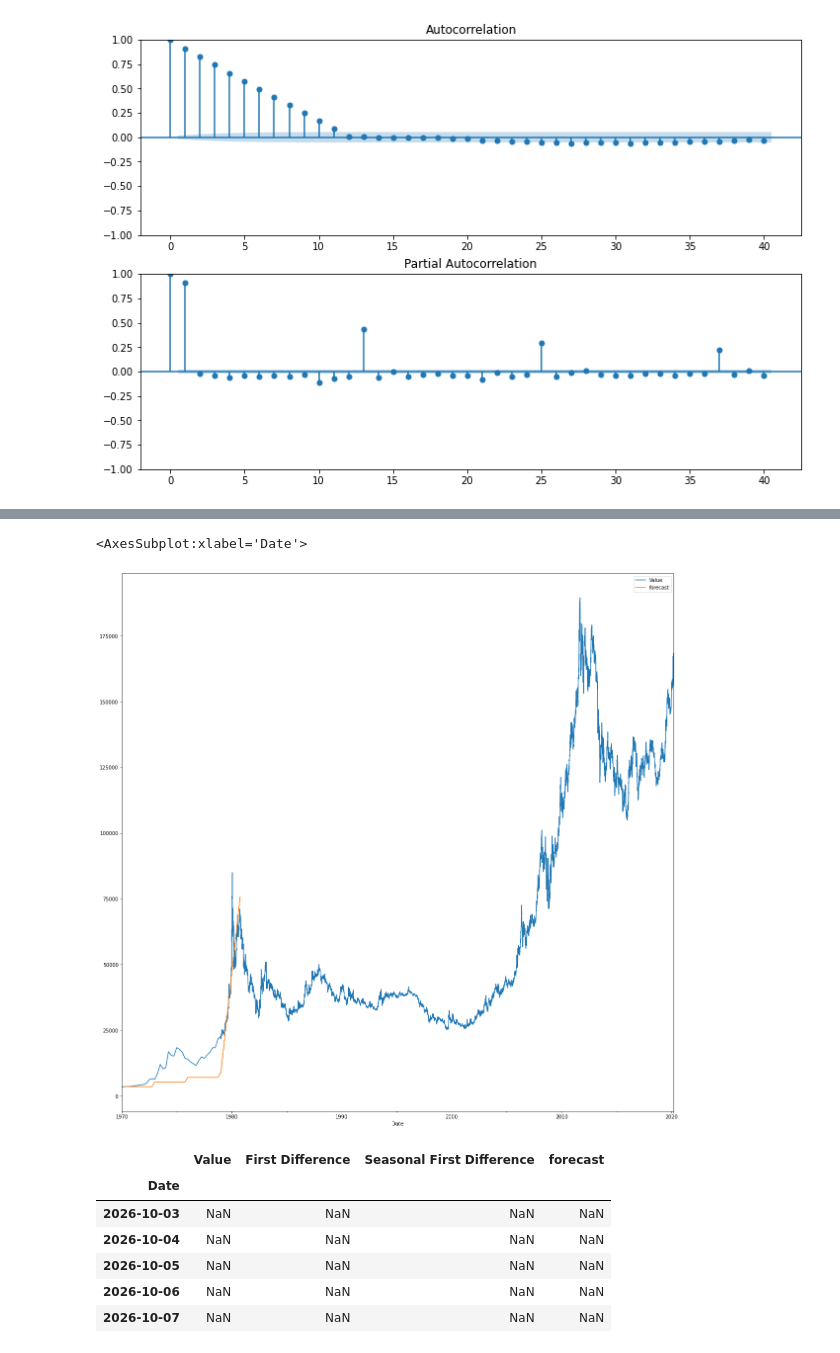
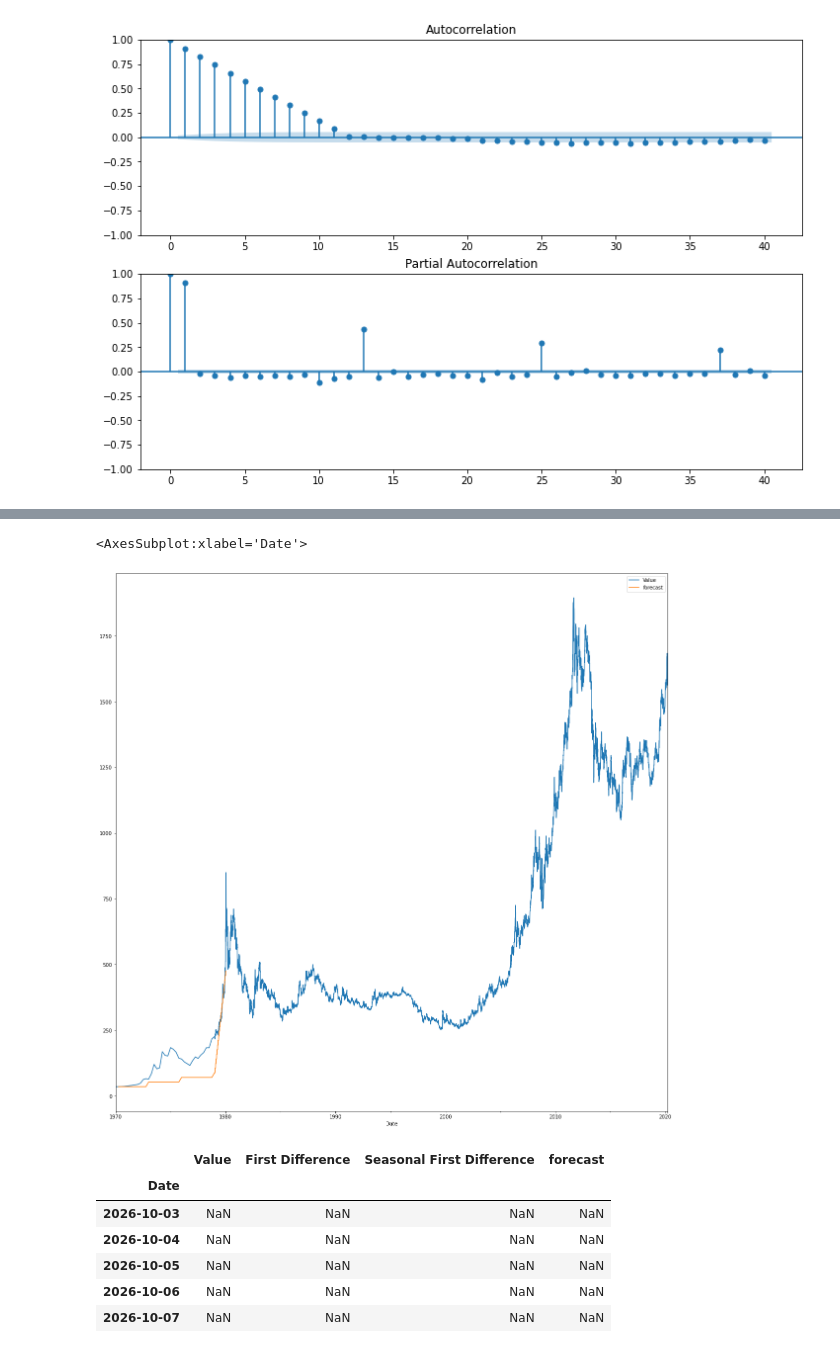
Before and after one commit to sabesan1998/ML_Assignment2_IT19129822_IT19058788_IT19056630, a Jupyter notebook: TimeSeries.ipynb, the cells around one changed output, grey strips where cells are left out. Drawn from its saved outputs; the diff is of its cells as text; code cells hidden in the pictures.

```diff
--- a/TimeSeries.ipynb
+++ b/TimeSeries.ipynb
@@ -20,8 +20,6 @@ df.columns
 Index(['Date', 'Value'], dtype='object')
 # %%
 df['Date']=pd.to_datetime(df['Date'],infer_datetime_format=True,format='%d/%m/%Y') #change the date type to date format
-# %%
-df['Value'] = df['Value'] * 100
 # %%
 df.set_index('Date',inplace=True) #coverting Date cloum into index
 # %%
@@ -199,7 +214,7 @@ ImportError: cannot import name 'MutableMapping' from 'collections' (C:\Python31
 # %%
 from statsmodels.tsa.arima.model import ARIMA
 # %%
-model = ARIMA(timeSeries['Value'], order=(2,1,2))
+model = ARIMA(timeSeries['Value'], order=(2,1,2), seasonal_order=(0,0,0,12))
 model_fit_arima=model.fit()
 # %%
 model_fit_arima.summary()
@@ -264,9 +294,9 @@ Warnings:
 # %%
-timeSeries['forecast']=results.predict(start= 1,end=500,dynamic=True)
+timeSeries['forecast']=results.predict(start= 1,end=300,dynamic=True)
 timeSeries[['Value','forecast']].plot(figsize=(20,20))
 # %% [output]
 <AxesSubplot:xlabel='Date'>
-[figure, old version]
+[figure, new version]
 # %%
 from pandas.tseries.offsets import DateOffset
 dates = [(pd.Timestamp('2020-03-13') + DateOffset(days=x)).to_period(freq='D') for x in range(0,2400)]
```
Also changed, not shown: parts of 19 cells of this notebook.
